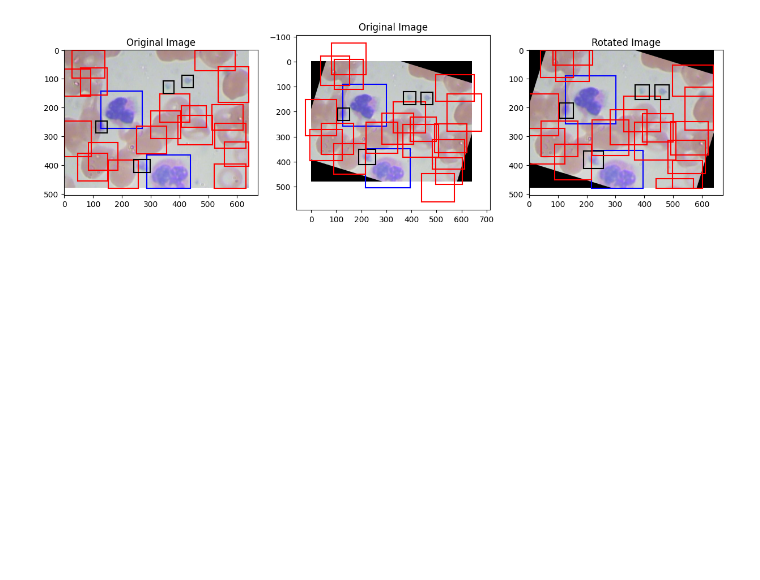
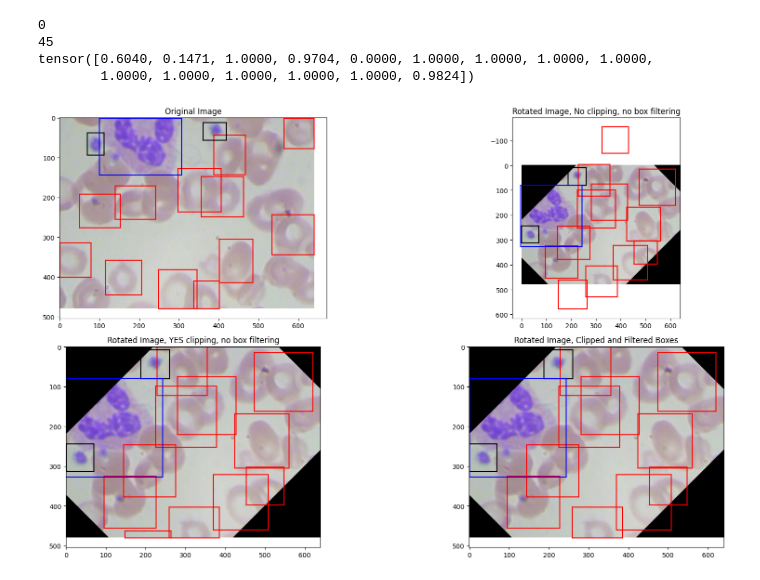
Before and after one commit to janscode33/bccd_object_detection, a Jupyter notebook: notebooks/data_import.ipynb, the cells around one changed output. Cells and saved outputs as stored; diff of their text form; code cells hidden in the pictures; blank space fills up the shorter version.

Commit message:
continued refining of RandomRotation as it applies to filtering boxes after rotation

```diff
--- a/notebooks/data_import.ipynb
+++ b/notebooks/data_import.ipynb
@@ -558,11 +567,16 @@ tensor([[ 20.,  48., 137., 166.],
 # %%
-idx=100
+idx=6
 image, target = bc_data[idx]
 original_boxes = target['boxes']
-transform = RandomRotation(degrees = 20, p=1.0)      # always rotate for testing
+transform = RandomRotation(degrees = 200, p=1.0,debug=True)      # always rotate for testing
+transform.degrees = 45
+print(transform.angle)
 image_v, target_v = transform(image, target)
-plt.figure(figsize = (15,15))
-plt.subplot(1,3,1)
+plt.figure(figsize = (20,10))
+plt.subplots_adjust(wspace=0, hspace=0)
+plt.tight_layout()
+plt.subplots_adjust(wspace=0, hspace=0)
+plt.subplot(2,2,1)
 plt.imshow(image)
 for ix, item in enumerate(target['boxes']):
     cell_type = target['labels'][ix]
@@ -583,7 +597,7 @@ for ix, item in enumerate(target['boxes']):
     plt.plot([xmin, xmin],[ymax, ymin], color=color)
 plt.title('Original Image')
 
-plt.subplot(1,3,2)
+plt.subplot(2,2,2)
 plt.imshow(image_v)
 for ix, item in enumerate(transform.pre_clip):
     cell_type = transform.pre_labels[ix]
@@ -595,34 +609,61 @@ for ix, item in enumerate(transform.pre_clip):
     else:
         color = "black"
     xmin = box[0]
     ymin = box[1]
     xmax = box[2]
     ymax = box[3]
     plt.plot([xmin, xmax],[ymin, ymin], color=color)
     plt.plot([xmax, xmax],[ymin, ymax], color=color)
     plt.plot([xmin, xmax],[ymax, ymax], color=color)
     plt.plot([xmin, xmin],[ymax, ymin], color=color)
-plt.title('Original Image')
+plt.title('Rotated Image, No clipping, no box filtering')
 
-plt.subplot(1,3,3)
+plt.subplot(2,2,3)
 plt.imshow(image_v)
-plt.title('Rotated Image')
+for ix, item in enumerate(transform.pre_clip):
+    cell_type = transform.pre_labels[ix]
+    box = transform.post_clip[ix]
+    if cell_type == 1:
+        color = 'red'
+    elif cell_type == 2:
+        color = "blue"
+    else:
+        color = "black"
+    xmin = box[0]
+    ymin = box[1]
+    xmax = box[2]
+    ymax = box[3]
+    plt.plot([xmin, xmax],[ymin, ymin], color=color)
+    plt.plot([xmax, xmax],[ymin, ymax], color=color)
+    plt.plot([xmin, xmax],[ymax, ymax], color=color)
+    plt.plot([xmin, xmin],[ymax, ymin], color=color)
+plt.title('Rotated Image, YES clipping, no box filtering')
+
+plt.subplot(2,2,4)
+plt.imshow(image_v)
+plt.title('Rotated Image, Clipped and Filtered Boxes')
 for ix, item in enumerate(target_v['boxes']):
     cell_type = target_v['labels'][ix]
     box = target_v['boxes'][ix]
     if cell_type == 1:
         color = 'red'
     elif cell_type == 2:
         color = "blue"
     else:
         color = "black"
     xmin = box[0]
     ymin = box[1]
     xmax = box[2]
     ymax = box[3]
     plt.plot([xmin, xmax],[ymin, ymin], color=color)
     plt.plot([xmax, xmax],[ymin, ymax], color=color)
     plt.plot([xmin, xmax],[ymax, ymax], color=color)
     plt.plot([xmin, xmin],[ymax, ymin], color=color)
+plt.subplots_adjust(wspace=0, hspace=0)
+plt.tight_layout()
 # %% [output]
+0
+45
+tensor([0.6040, 0.1471, 1.0000, 0.9704, 0.0000, 1.0000, 1.0000, 1.0000, 1.0000,
+        1.0000, 1.0000, 1.0000, 1.0000, 1.0000, 0.9824])
-[figure, old version]
+[figure, new version]
```
Also changed, not shown: parts of 4 cells of this notebook.
